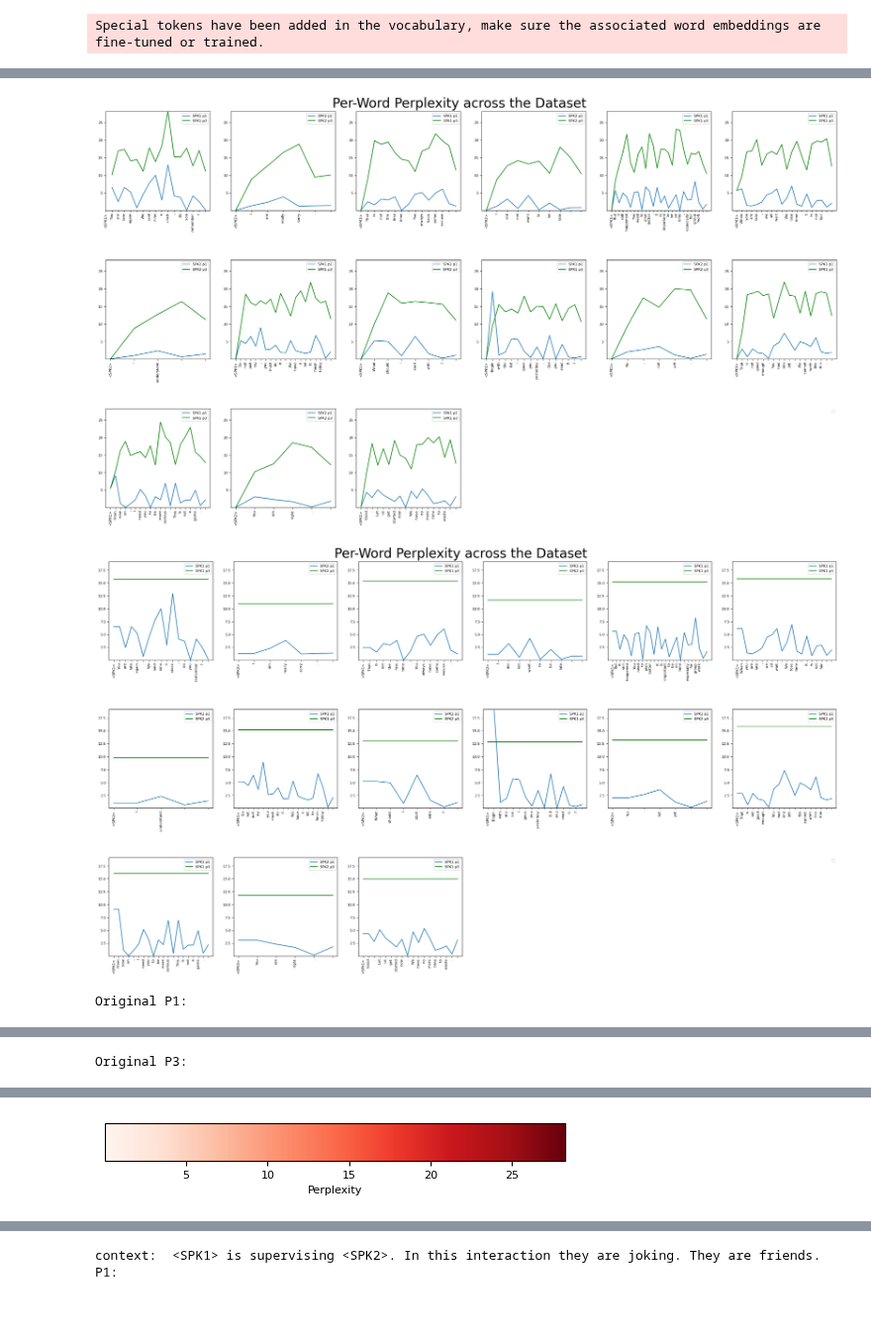
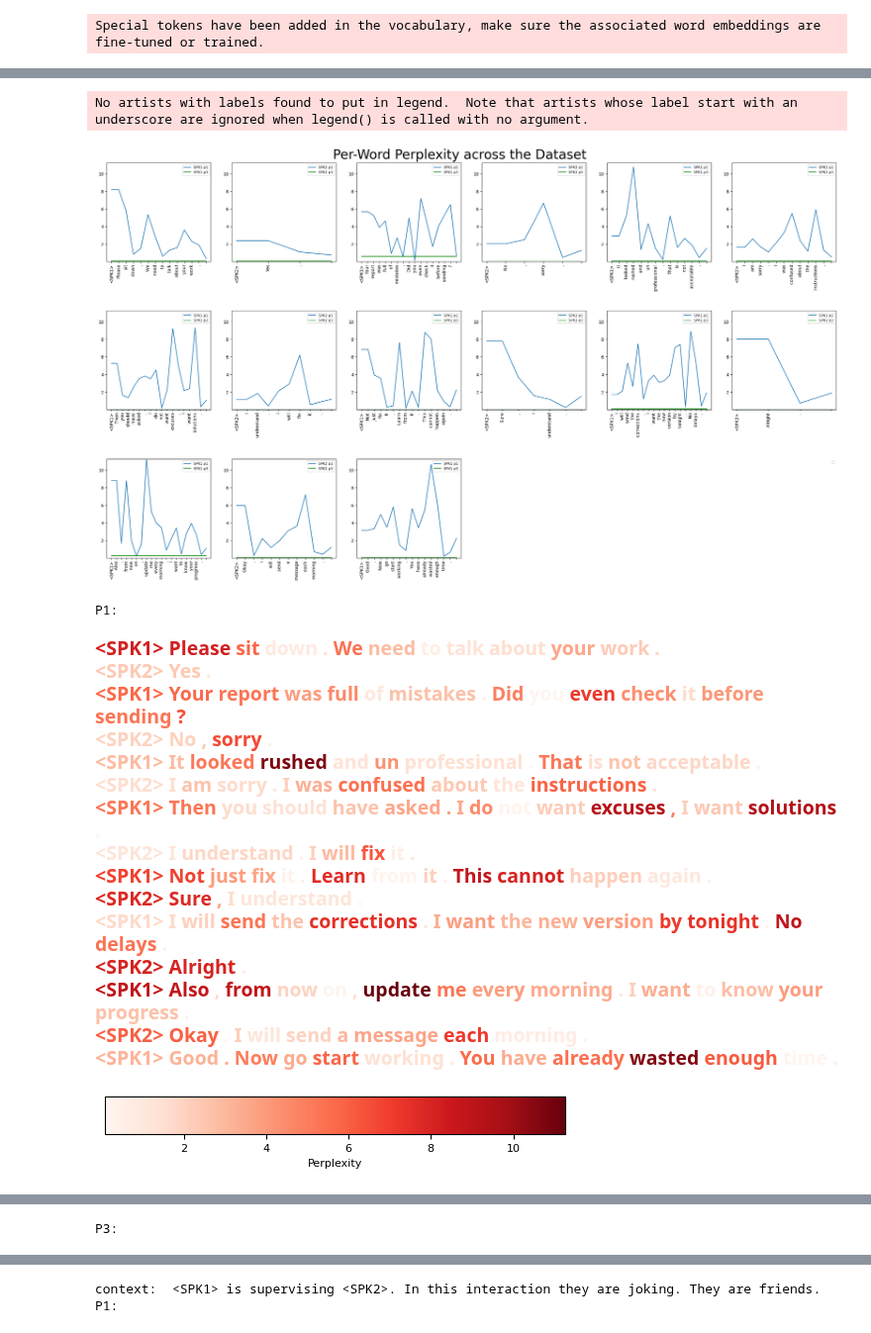
Before and after one commit to serenabono/conversational_dominance, a Jupyter notebook: notebooks/proof_of_concept.ipynb, the cells around one changed output, grey strips where cells are left out. Shown at 99% size. Saved outputs shown, nothing was run; the diff lists cells and outputs as text; code cells hidden in the pictures.

Commit message:
Back to old p3 and keep special token

```diff
--- a/notebooks/proof_of_concept.ipynb
+++ b/notebooks/proof_of_concept.ipynb
@@ -162,6 +111,6 @@ def agg_p3_new(tokens, perplexity_scores):
 # %%
-def compute_graph_perplexity(tokens, p1, p2, matches, answers=None):
-    dialog = [tokenizer.decode(token, skip_special_tokens=True) for token in tokens]
+def compute_graph_perplexity(tokens_list, p1, p2, matches, answers=None):
+    dialog = [tokenizer.decode(token, skip_special_tokens=True) for token in tokens_list]
 
     # rows = int(np.ceil(np.sqrt(len(dialog))))
     rows = int(np.ceil(len(dialog)/6.0))
@@ -172,8 +121,8 @@ def compute_graph_perplexity(tokens, p1, p2, matches, answers=None):
     plt.rcParams.update({'font.size': 8})
 
     assert num_plots == len(matches)
-    encodings = torch.cat(tokens)
-    tokens_ids_per_sentence = np.cumsum([t.size(0) for t in tokens])
+    encodings = torch.cat(tokens_list)
+    tokens_ids_per_sentence = np.cumsum([t.size(0) for t in tokens_list])
     assert tokens_ids_per_sentence[-1] == len(p1)
 
     # Compute global y-limits across all p1 and p2 values
@@ -197,8 +146,8 @@ def compute_graph_perplexity(tokens, p1, p2, matches, answers=None):
         if idx < num_plots:
             idx_pp = tokens_ids_per_sentence[idx]
             patt = matches[idx]
-            tokens = encodings[prev_idx_pp:idx_pp]
-            decoded = [tokenizer.decode([token], skip_special_tokens=True) for token in tokens]
+            sub_tokens = encodings[prev_idx_pp:idx_pp]
+            decoded = [tokenizer.decode([token], skip_special_tokens=True) for token in sub_tokens]
             p1_per_sent = p1[prev_idx_pp:idx_pp]
             p2_per_sent = p2[prev_idx_pp:idx_pp]
             ax.plot(np.asarray(p1_per_sent), label=f'{patt} p1')
@@ -225,11 +174,11 @@ def compute_graph_perplexity(tokens, p1, p2, matches, answers=None):
     plt.show()
 
 
-def display_colored_sentences(tokens, p1, bound = None):
-    encodings = torch.cat(tokens)
+def display_colored_sentences(tokens_list, p1, bound = None):
+    encodings = torch.cat(tokens_list)
     decoded_tokens = [tokenizer.decode([token], skip_special_tokens=False) for token in encodings]
 
-    tokens_ids_per_sentence = np.cumsum([t.size(0) for t in tokens])
+    tokens_ids_per_sentence = np.cumsum([t.size(0) for t in tokens_list])
     assert tokens_ids_per_sentence[-1] == len(p1)
 
     global_min = np.nanmin(p1)
@@ -246,7 +195,7 @@ def display_colored_sentences(tokens, p1, bound = None):
     html_output = ""
     prev_idx_pp = 0
 
-    for idx in range(len(tokens)):
+    for idx in range(len(tokens_list)):
         idx_pp = tokens_ids_per_sentence[idx]
         sentence_tokens = decoded_tokens[prev_idx_pp:idx_pp]
         sentence_p1 = p1[prev_idx_pp:idx_pp]
@@ -377,26 +343,24 @@ dialog_second_dominant_2 = """
 # %%
 # V4: New P3, New P1, use next token's perplexity for first element of p1, use <SPK1> and <SPK2>
-dialog, matches = preprocess(dialog_first_dominant_2)
-pre_context = "" # "<SPK1> is a boss and <SPK2> is an employee. <SPk1> is angry and they are talking about <SPK2> being late always."
+pre_context = "<SPK1> is a boss and <SPK2> is an employee. They are enemies. "
 
-tokens = [tokenizer(section, return_tensors="pt", return_offsets_mapping=True).input_ids[0] for section in dialog]
+dialog, matches = preprocess(dialog_first_dominant, pattern=r'<(SPK[1-9])>')
+tokens_list = [tokenizer(section, return_tensors="pt", return_offsets_mapping=True).input_ids[0] for section in dialog]
+
 perplexity_scores_p1 = p1_new(dialog, pre_context=pre_context)
-perplexity_scores_p1_backup = perplexity_scores_p1.copy()
-perplexity_scores_p3 = p3_new(dialog, pre_context=pre_context)
-perplexity_scores_p3_backup = perplexity_scores_p3.copy()
-perplexity_scores_p3 = agg_p3_new(tokens, perplexity_scores_p3)
+perplexity_scores_p3 = compute_p3(tokens_list, perplexity_scores_p1)
+perplexity_scores_p1 = p1_use_next_token_ppl_for_speaker_begin_token(tokens_list, perplexity_scores_p1)
 
-perplexity_scores_p1 = p1_use_next_token_ppl_for_speaker_begin_token(tokens, perplexity_scores_p1)
-print("Correlation coef with new p3:")
+print("Correlation coef with p3:")
 print(np.corrcoef(perplexity_scores_p1[1:], perplexity_scores_p3[1:]))
-print(f"Average P1 for speakers:{mean_p_per_speaker(tokens, perplexity_scores_p1)}")
-print(f"Average P3 for speakers:{mean_p_per_speaker(tokens, perplexity_scores_p3)}")
+print(f"Average P1 for speakers:{mean_p_per_speaker(tokens_list, perplexity_scores_p1)}")
+print(f"Average P3 for speakers:{mean_p_per_speaker(tokens_list, perplexity_scores_p3)}")
 print()
-compute_graph_perplexity(tokens, perplexity_scores_p1_backup, perplexity_scores_p3_backup, matches) # Shows the non-aggregated p3. note that now p3 and p1 are not equal because we changed the first element of p1 to use the next token's perplexity.
-compute_graph_perplexity(tokens, perplexity_scores_p1, perplexity_scores_p3, matches) # Shows the non-aggregated p3. note that now p3 and p1 are not equal because we changed the first element of p1 to use the next token's perplexity.
+compute_graph_perplexity(tokens_list, perplexity_scores_p1, perplexity_scores_p3, matches) # Shows the non-aggregated p3. note that now p3 and p1 are not equal because we changed the first element of p1 to use the next token's perplexity.
 
-print("Original P1:")
-display_colored_sentences(tokens, perplexity_scores_p1_backup)
-print("\n\n\nOriginal P3:")
-display_colored_sentences(tokens, perplexity_scores_p3_backup)
+print("P1:")
+display_colored_sentences(tokens_list, perplexity_scores_p1)
+print("\n\n\n")
+print("P3:")
+display_colored_sentences(tokens_list, perplexity_scores_p3, bound=(0, 0.2))
 # %% [output]
@@ -408,3 +372,19 @@ Average P3 for speakers:(15.216707594173906, 11.740994307874805)
+No artists with labels found to put in legend.  Note that artists whose label start with an underscore are ignored when legend() is called with no argument.
-[figure, old version]
+[figure, new version]
+P1:
+<SPK1> Please sit down . We need to talk about your work .
+<SPK2> Yes .
+<SPK1> Your report was full of mistakes . Did you even check it before sending ?
+<SPK2> No , sorry .
+<SPK1> It looked rushed and un professional . That is not acceptable .
+<SPK2> I am sorry . I was confused about the instructions .
+<SPK1> Then you should have asked . I do not want excuses , I want solutions .
+<SPK2> I understand . I will fix it .
+<SPK1> Not just fix it . Learn from it . This cannot happen again .
+<SPK2> Sure , I understand .
+<SPK1> I will send the corrections . I want the new version by tonight . No delays .
+<SPK2> Alright .
+<SPK1> Also , from now on , update me every morning . I want to know your progress .
+<SPK2> Okay . I will send a message each morning .
+<SPK1> Good . Now go start working . You have already wasted enough time .
-[figure, old version]
+[figure, new version]
-Original P1:
@@ -425,0 +391 @@ Original P1:
+P3:
@@ -427 +407,0 @@ Original P1:
-Original P3:
@@ -443,4 +408,3 @@ Original P3:
-[figure, removed]
 # %%
 # Try same dialog with the different contexts
 pre_contexts = [
```
Also changed, not shown: parts of 11 cells of this notebook.
